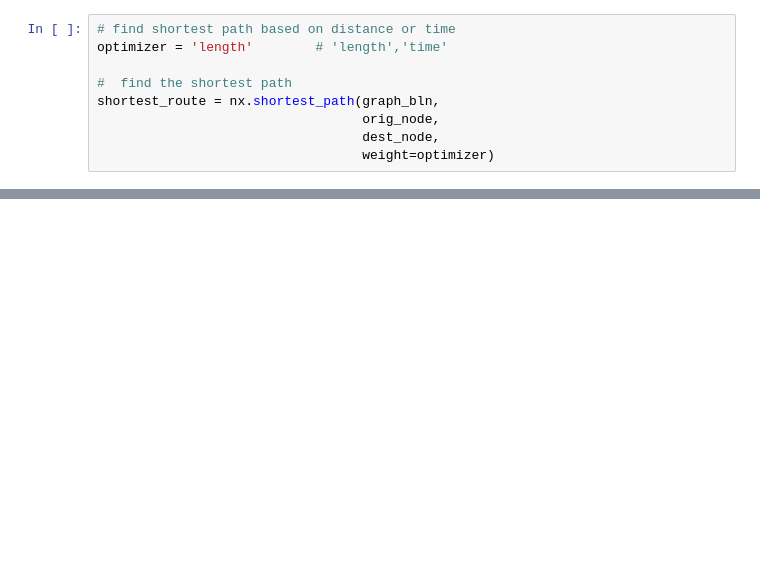
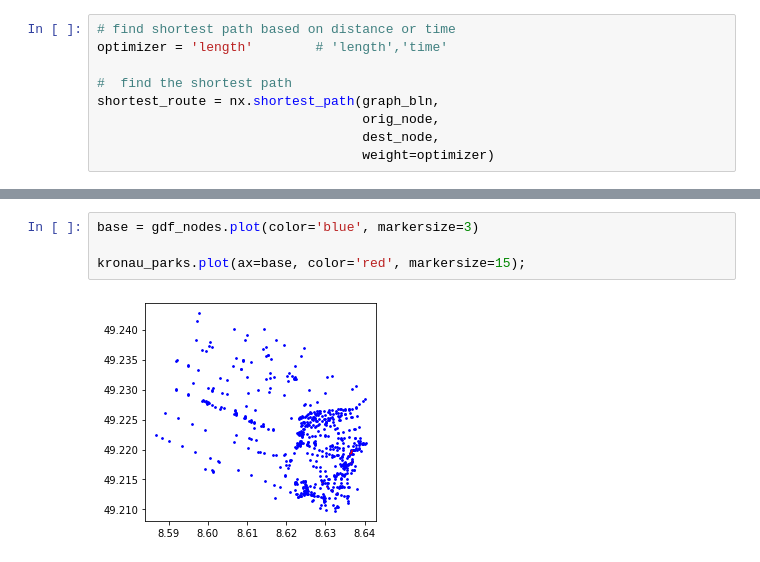
Before and after one commit to Heity94/WalkieLookie, a Jupyter notebook: notebooks/PH_Pitch_Routing.ipynb, the cells around one changed output, grey strips where cells are left out. Drawn from its saved outputs; the diff is of its cells as text; blank space fills up the shorter version.

```diff
--- a/notebooks/PH_Pitch_Routing.ipynb
+++ b/notebooks/PH_Pitch_Routing.ipynb
@@ -164,0 +192,6 @@ shortest_route = nx.shortest_path(graph,
+# %%
+base = gdf_nodes.plot(color='blue', markersize=3)
+
+kronau_parks.plot(ax=base, color='red', markersize=15);
+# %% [output]
+[figure, added]
```
Also changed, not shown: parts of 21 cells of this notebook.
